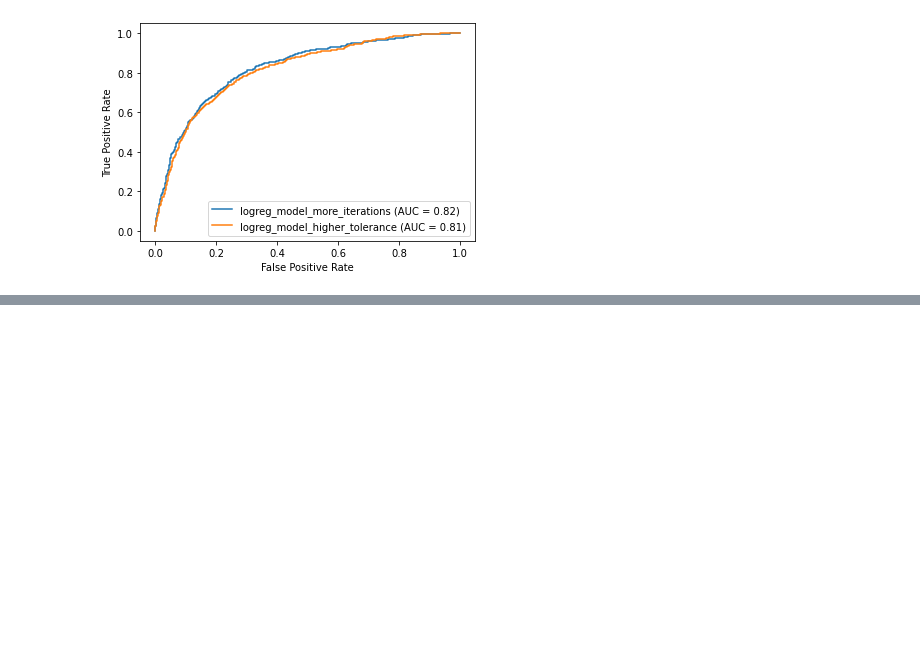
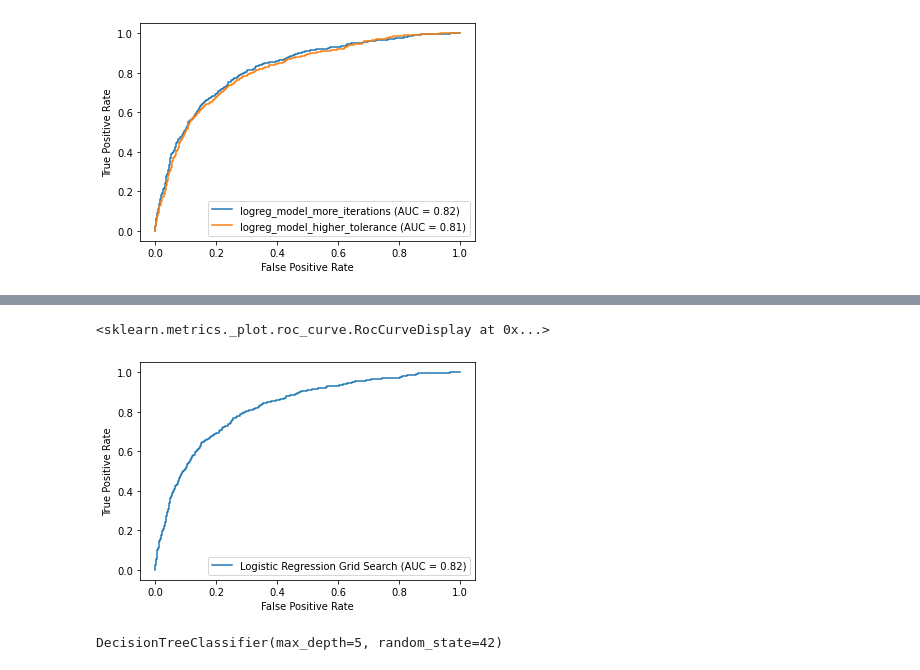
Before and after one commit to anguyen61191/SyriaTel-Customer-Churn, a Jupyter notebook: AndyNotebook.ipynb, the cells around one changed output, grey strips where cells are left out. Saved outputs shown, nothing was run; the diff lists cells and outputs as text; code cells hidden in the pictures; blank space fills up the shorter version.

Commit message:
added decision tree

```diff
--- a/AndyNotebook.ipynb
+++ b/AndyNotebook.ipynb
@@ -628,0 +725,14 @@ plot_roc_curve(log_reg_no_penalty_high_tolerance, X_train_scaled_smote, y_train_
+# %%
+fig, ax = plt.subplots()
+
+plot_roc_curve(logreg_gridsearch, X_train_scaled_smote, y_train_smote,
+               name='Logistic Regression Grid Search', ax=ax)
+# %% [output]
+<sklearn.metrics._plot.roc_curve.RocCurveDisplay at 0x...>
+[figure, added]
+# %%
+dt = DecisionTreeClassifier(max_depth = 5,
+                            random_state = 42)
+dt.fit(X_train_scaled_smote,y_train_smote)
+# %% [output]
+DecisionTreeClassifier(max_depth=5, random_state=42)
```
Also changed, not shown: parts of 28 cells of this notebook.
